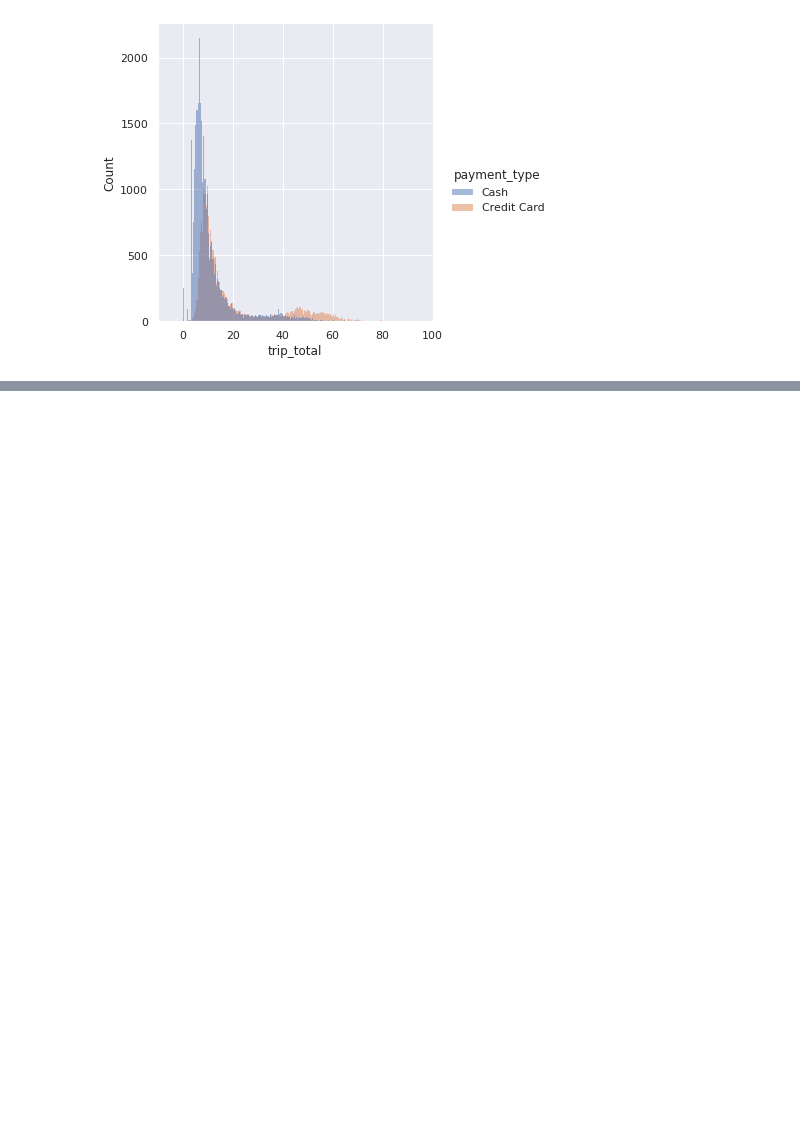
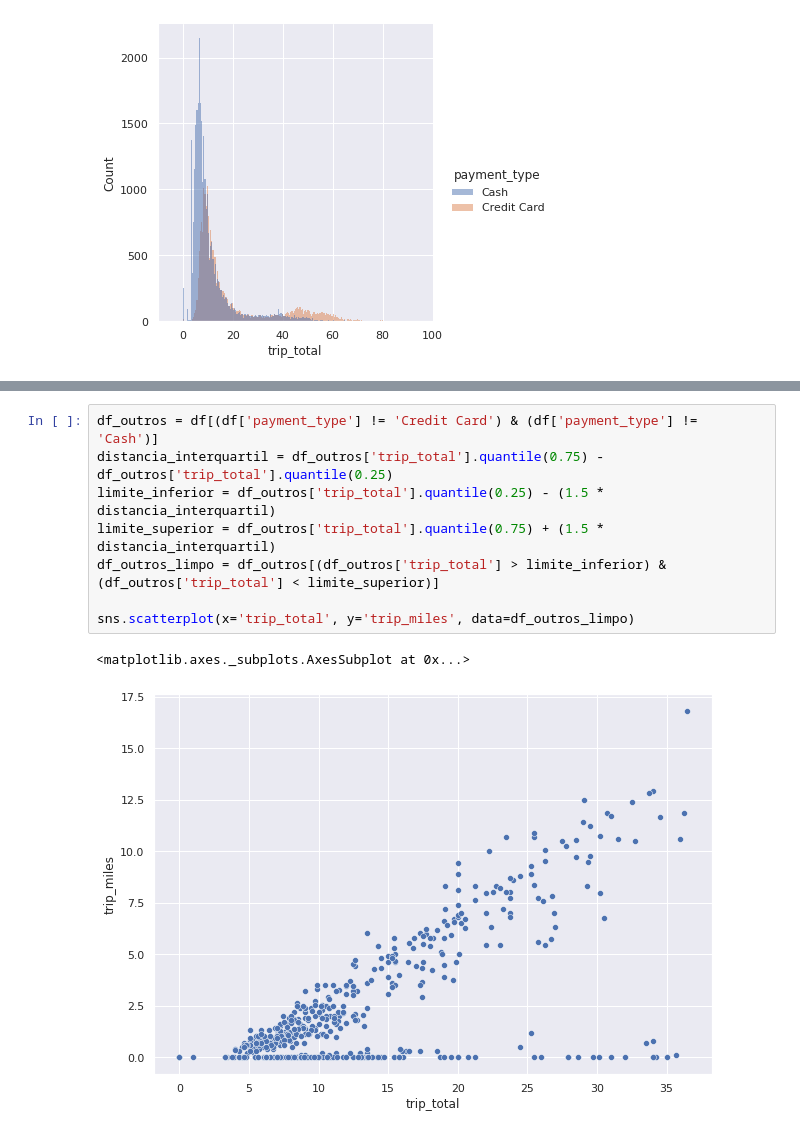
Before and after one commit to LeoFernanndes/portfolio, a Jupyter notebook: ChicagoTaxiRidePrice.ipynb, the cells around one changed output, grey strips where cells are left out. Drawn from its saved outputs; the diff is of its cells as text; blank space fills up the shorter version.

```diff
--- a/ChicagoTaxiRidePrice.ipynb
+++ b/ChicagoTaxiRidePrice.ipynb
@@ -345,0 +478,11 @@ plt.show()
+# %%
+df_outros = df[(df['payment_type'] != 'Credit Card') & (df['payment_type'] != 'Cash')]
+distancia_interquartil = df_outros['trip_total'].quantile(0.75) - df_outros['trip_total'].quantile(0.25)
+limite_inferior = df_outros['trip_total'].quantile(0.25) - (1.5 * distancia_interquartil)
+limite_superior = df_outros['trip_total'].quantile(0.75) + (1.5 * distancia_interquartil)
+df_outros_limpo = df_outros[(df_outros['trip_total'] > limite_inferior) & (df_outros['trip_total'] < limite_superior)]
+
+sns.scatterplot(x='trip_total', y='trip_miles', data=df_outros_limpo)
+# %% [output]
+<matplotlib.axes._subplots.AxesSubplot at 0x...>
+[figure, added]
```
Also changed, not shown: parts of 22 cells of this notebook.
